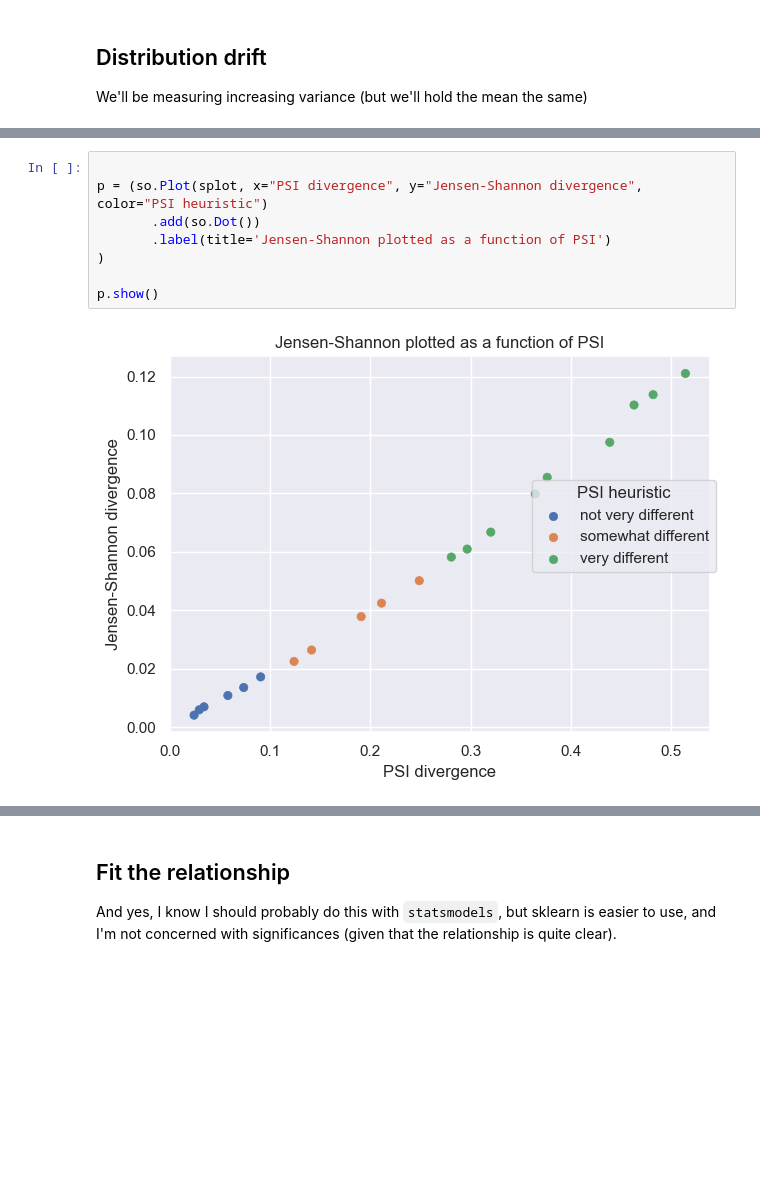
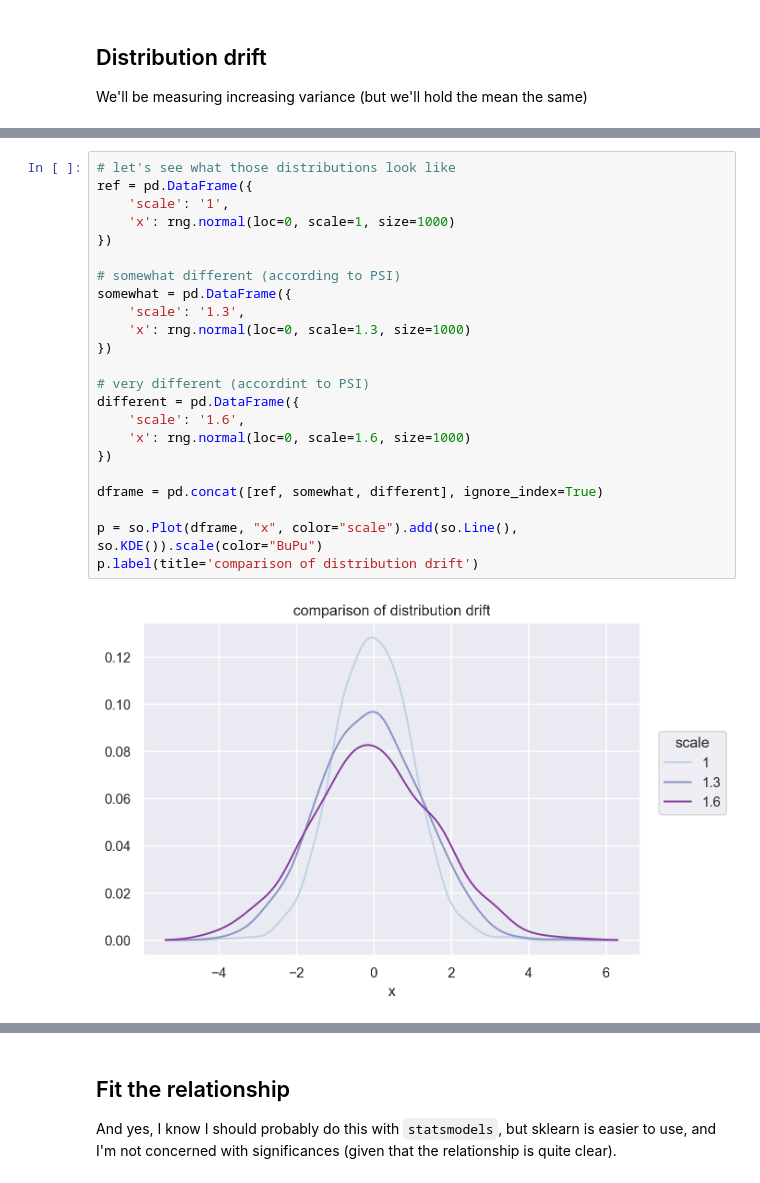
Before and after one commit to WinVector/TypicalityCoding, a Jupyter notebook: JS_thresholds.ipynb, the cells around one changed output, grey strips where cells are left out. Saved outputs shown, nothing was run; the diff lists cells and outputs as text; blank space fills up the shorter version.

```diff
--- a/JS_thresholds.ipynb
+++ b/JS_thresholds.ipynb
@@ -209,10 +145,25 @@ splot
-# %%
-
-p = (so.Plot(splot, x="PSI divergence", y="Jensen-Shannon divergence", color="PSI heuristic")
-       .add(so.Dot())
-       .label(title='Jensen-Shannon plotted as a function of PSI')
-)
-
-p.show()
-# %% [output]
-[figure, removed]
+# %%
+# let's see what those distributions look like
+ref = pd.DataFrame({
+    'scale': '1',
+    'x': rng.normal(loc=0, scale=1, size=1000)
+})
+
+# somewhat different (according to PSI)
+somewhat = pd.DataFrame({
+    'scale': '1.3',
+    'x': rng.normal(loc=0, scale=1.3, size=1000)
+})
+
+# very different (accordint to PSI)
+different = pd.DataFrame({
+    'scale': '1.6',
+    'x': rng.normal(loc=0, scale=1.6, size=1000)
+})
+
+dframe = pd.concat([ref, somewhat, different], ignore_index=True)
+
+p = so.Plot(dframe, "x", color="scale").add(so.Line(), so.KDE()).scale(color="BuPu")
+p.label(title='comparison of distribution drift')
+# %% [output]
+[figure, added]
```
Also changed, not shown: parts of 14 cells of this notebook.
